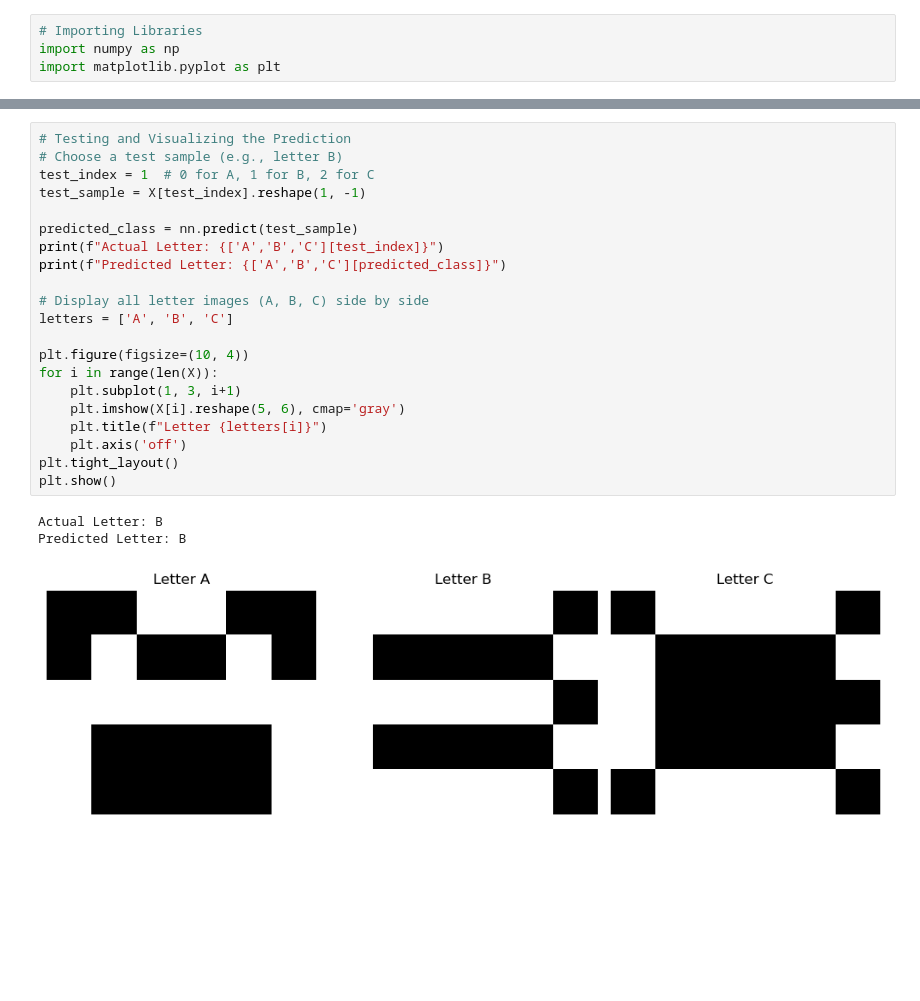
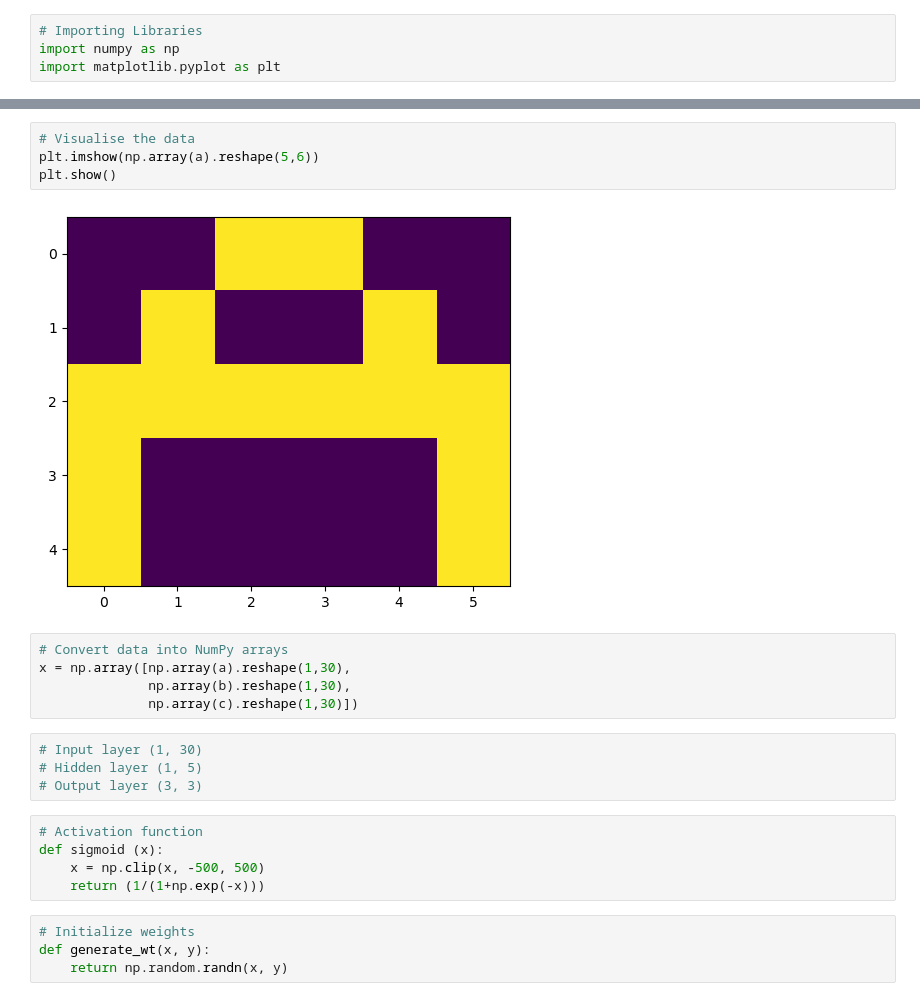
Before and after one commit to Hemant755/TuteDude-Projects, a Jupyter notebook: Neural_Network.ipynb, the cells around one changed output, grey strips where cells are left out. Saved outputs shown, nothing was run; the diff lists cells and outputs as text; blank space fills up the shorter version.

```diff
--- a/Neural_Network.ipynb
+++ b/Neural_Network.ipynb
@@ -95,25 +30,24 @@ plt.show()
-# %%
-# Testing and Visualizing the Prediction
-# Choose a test sample (e.g., letter B)
-test_index = 1  # 0 for A, 1 for B, 2 for C
-test_sample = X[test_index].reshape(1, -1)
-
-predicted_class = nn.predict(test_sample)
-print(f"Actual Letter: {['A','B','C'][test_index]}")
-print(f"Predicted Letter: {['A','B','C'][predicted_class]}")
-
-# Display all letter images (A, B, C) side by side
-letters = ['A', 'B', 'C']
-
-plt.figure(figsize=(10, 4))
-for i in range(len(X)):
-    plt.subplot(1, 3, i+1)
-    plt.imshow(X[i].reshape(5, 6), cmap='gray')
-    plt.title(f"Letter {letters[i]}")
-    plt.axis('off')
-plt.tight_layout()
-plt.show()
-# %% [output]
-Actual Letter: B
-Predicted Letter: B
-[figure, removed]
+# %%
+# Visualise the data
+plt.imshow(np.array(a).reshape(5,6))
+plt.show()
+# %% [output]
+[figure, added]
+# %%
+# Convert data into NumPy arrays
+x = np.array([np.array(a).reshape(1,30),
+              np.array(b).reshape(1,30),
+              np.array(c).reshape(1,30)])
+# %%
+# Input layer (1, 30)
+# Hidden layer (1, 5)
+# Output layer (3, 3)
+# %%
+# Activation function
+def sigmoid (x):
+    x = np.clip(x, -500, 500)
+    return (1/(1+np.exp(-x)))
+# %%
+# Initialize weights
+def generate_wt(x, y):
+    return np.random.randn(x, y)
```
Also changed, not shown: parts of 18 cells of this notebook.
